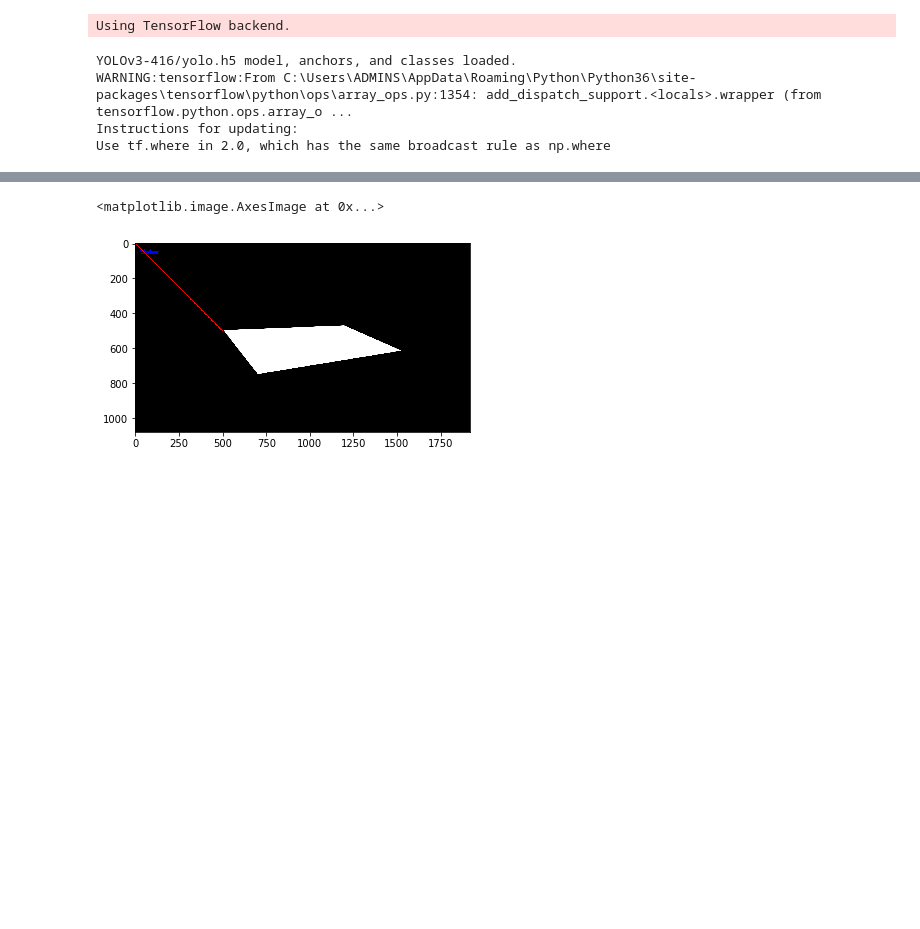
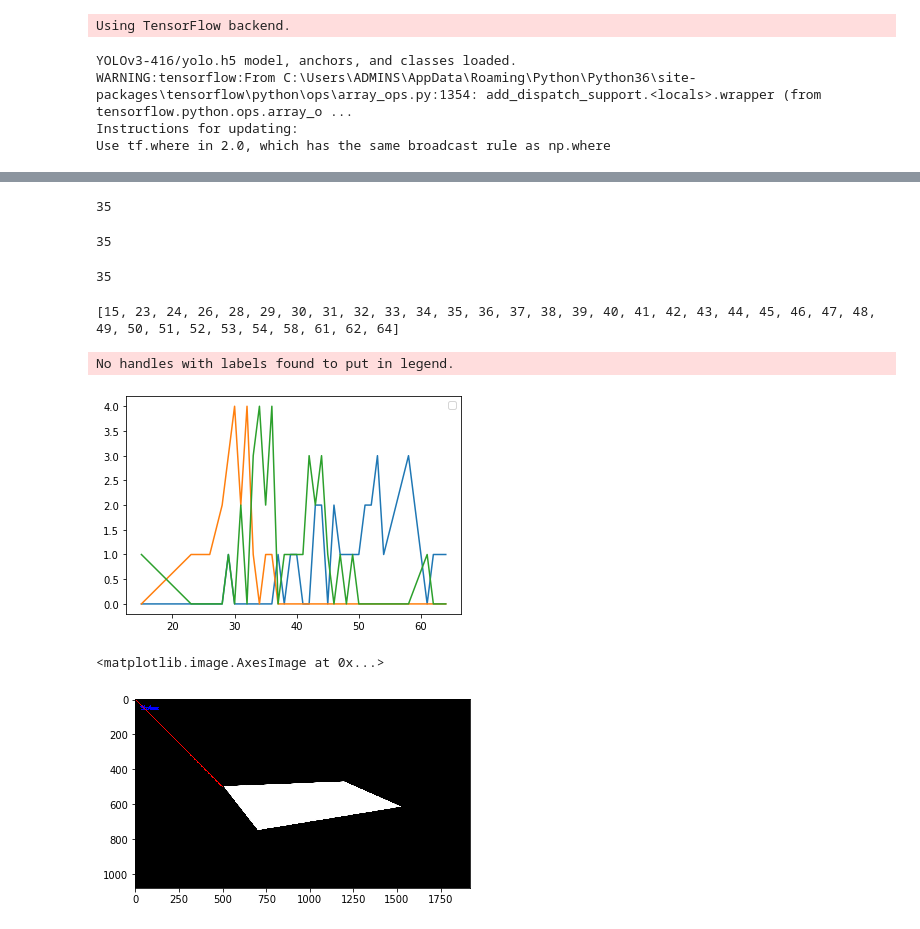
Before and after one commit to GiangHLe/traffic_monitoring, a Jupyter notebook: cross line/Untitled1.ipynb, the cells around one changed output, grey strips where cells are left out. Drawn from its saved outputs; the diff is of its cells as text; code cells hidden in the pictures; blank space fills up the shorter version.

```diff
--- a/cross line/Untitled1.ipynb
+++ b/cross line/Untitled1.ipynb
@@ -656,3 +756,40 @@ array([10, 11, 12])
+# %%
+list_a = [0,0,0,0,0,1,0,0,0,0,0,0,0,1,0,1,1,0,0,2,2,0,2,1,1,1,1,2,2,3,1,3,0,1,1]
+print(len(list_a))
+# %% [output]
+35
+# %%
+list_b = [0,1,1,1,2,3,4,2,4,1,0,1,1,0,0,0,0,0,0,0,0,0,0,0,0,0,0,0,0,0,0,0,0,0,0]
+print(len(list_b))
+# %% [output]
+35
+# %%
+list_c = [1,0,0,0,0,1,0,2,0,3,4,2,4,0,1,1,1,1,3,2,3,1,0,1,0,1,0,0,0,0,0,0,1,0,0]
+print(len(list_c))
+# %% [output]
+35
+# %%
+print(temp)
+# %% [output]
+[15, 23, 24, 26, 28, 29, 30, 31, 32, 33, 34, 35, 36, 37, 38, 39, 40, 41, 42, 43, 44, 45, 46, 47, 48, 49, 50, 51, 52, 53, 54, 58, 61, 62, 64]
+# %%
+import matplotlib.pyplot as plt
+x = temp
+y = [list_a,list_b,list_c]
+# plt.xlabel("Speed")
+# plt.ylabel("")
+# plt.title("")
+# for i in range(len(y[0])):
+#     plt.plot(x,[pt[i] for pt in y],label = 'id %s'%i)
+plt.plot(x,y[0])
+plt.plot(x,y[1])
+plt.plot(x,y[2])
+plt.legend()
+plt.savefig('speed.png')
+plt.show()
+# %% [output]
+No handles with labels found to put in legend.
+[figure, added]
 # %%
 
 import cv2
```
Also changed, not shown: parts of 25 cells of this notebook, 20 other files.
